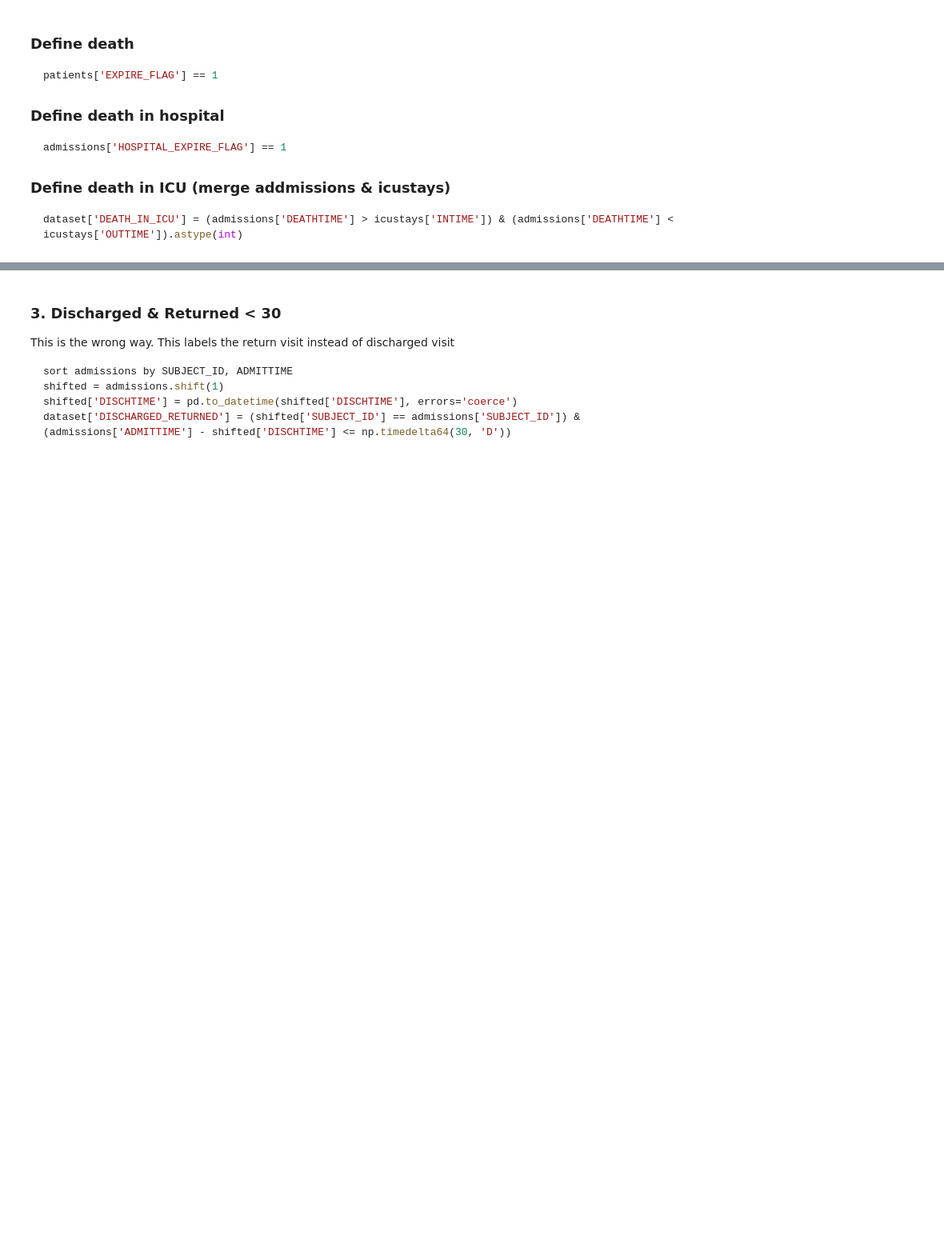
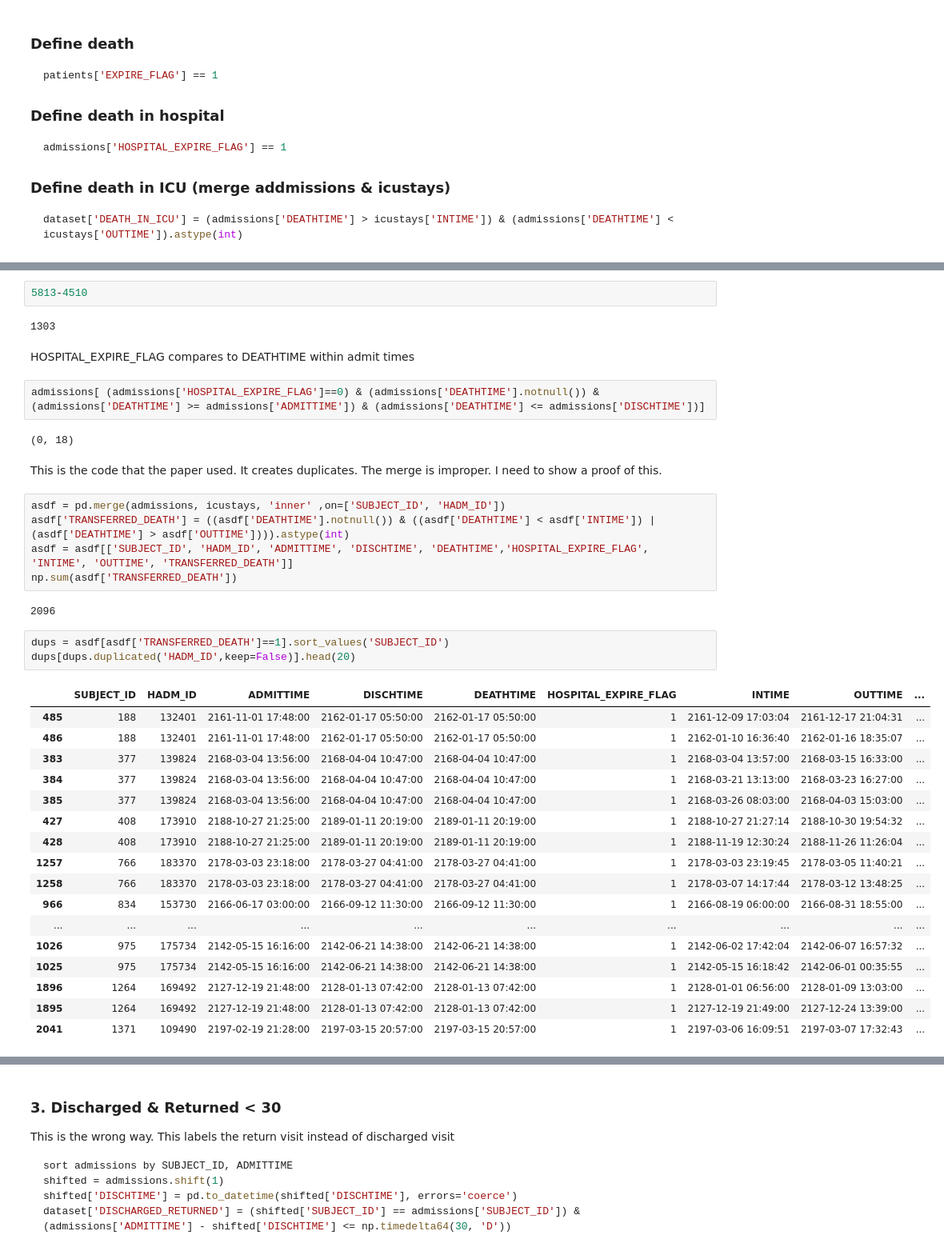
Before and after one commit to BencsikMD/CS598CourseProject, a Jupyter notebook: CreateDataset3.ipynb, the cells around one changed output, grey strips where cells are left out. Shown at 80% size. Cells and saved outputs as stored; diff of their text form; blank space fills up the shorter version.

```diff
--- a/CreateDataset3.ipynb
+++ b/CreateDataset3.ipynb
@@ -107,2 +188,42 @@ dataset['DEATH_IN_ICU'] = (admissions['DEATHTIME'] > icustays['INTIME']) & (admi
+# %%
+5813-4510
+# %% [output]
+1303
+# %% [markdown]
+HOSPITAL_EXPIRE_FLAG compares to DEATHTIME within admit times
+# %%
+admissions[ (admissions['HOSPITAL_EXPIRE_FLAG']==0) & (admissions['DEATHTIME'].notnull()) & (admissions['DEATHTIME'] >= admissions['ADMITTIME']) & (admissions['DEATHTIME'] <= admissions['DISCHTIME'])]
+# %% [output]
+(0, 18)
+# %% [markdown]
+This is the code that the paper used. It creates duplicates. The merge is improper. I need to show a proof of this.
+# %%
+asdf = pd.merge(admissions, icustays, 'inner' ,on=['SUBJECT_ID', 'HADM_ID'])
+asdf['TRANSFERRED_DEATH'] = ((asdf['DEATHTIME'].notnull()) & ((asdf['DEATHTIME'] < asdf['INTIME']) | (asdf['DEATHTIME'] > asdf['OUTTIME']))).astype(int)
+asdf = asdf[['SUBJECT_ID', 'HADM_ID', 'ADMITTIME', 'DISCHTIME', 'DEATHTIME','HOSPITAL_EXPIRE_FLAG', 'INTIME', 'OUTTIME', 'TRANSFERRED_DEATH']]
+np.sum(asdf['TRANSFERRED_DEATH'])
+# %% [output]
+2096
+# %%
+dups = asdf[asdf['TRANSFERRED_DEATH']==1].sort_values('SUBJECT_ID')
+dups[dups.duplicated('HADM_ID',keep=False)].head(20)
+# %% [output]
+|  | SUBJECT_ID | HADM_ID | ADMITTIME | DISCHTIME | DEATHTIME | HOSPITAL_EXPIRE_FLAG | INTIME | OUTTIME | ... |
+| 485 | 188 | 132401 | 2161-11-01 17:48:00 | 2162-01-17 05:50:00 | 2162-01-17 05:50:00 | 1 | 2161-12-09 17:03:04 | 2161-12-17 21:04:31 | ... |
+| 486 | 188 | 132401 | 2161-11-01 17:48:00 | 2162-01-17 05:50:00 | 2162-01-17 05:50:00 | 1 | 2162-01-10 16:36:40 | 2162-01-16 18:35:07 | ... |
+| 383 | 377 | 139824 | 2168-03-04 13:56:00 | 2168-04-04 10:47:00 | 2168-04-04 10:47:00 | 1 | 2168-03-04 13:57:00 | 2168-03-15 16:33:00 | ... |
+| 384 | 377 | 139824 | 2168-03-04 13:56:00 | 2168-04-04 10:47:00 | 2168-04-04 10:47:00 | 1 | 2168-03-21 13:13:00 | 2168-03-23 16:27:00 | ... |
+| 385 | 377 | 139824 | 2168-03-04 13:56:00 | 2168-04-04 10:47:00 | 2168-04-04 10:47:00 | 1 | 2168-03-26 08:03:00 | 2168-04-03 15:03:00 | ... |
+| 427 | 408 | 173910 | 2188-10-27 21:25:00 | 2189-01-11 20:19:00 | 2189-01-11 20:19:00 | 1 | 2188-10-27 21:27:14 | 2188-10-30 19:54:32 | ... |
+| 428 | 408 | 173910 | 2188-10-27 21:25:00 | 2189-01-11 20:19:00 | 2189-01-11 20:19:00 | 1 | 2188-11-19 12:30:24 | 2188-11-26 11:26:04 | ... |
+| 1257 | 766 | 183370 | 2178-03-03 23:18:00 | 2178-03-27 04:41:00 | 2178-03-27 04:41:00 | 1 | 2178-03-03 23:19:45 | 2178-03-05 11:40:21 | ... |
+| 1258 | 766 | 183370 | 2178-03-03 23:18:00 | 2178-03-27 04:41:00 | 2178-03-27 04:41:00 | 1 | 2178-03-07 14:17:44 | 2178-03-12 13:48:25 | ... |
+| 966 | 834 | 153730 | 2166-06-17 03:00:00 | 2166-09-12 11:30:00 | 2166-09-12 11:30:00 | 1 | 2166-08-19 06:00:00 | 2166-08-31 18:55:00 | ... |
+| ... | ... | ... | ... | ... | ... | ... | ... | ... | ... |
+| 1026 | 975 | 175734 | 2142-05-15 16:16:00 | 2142-06-21 14:38:00 | 2142-06-21 14:38:00 | 1 | 2142-06-02 17:42:04 | 2142-06-07 16:57:32 | ... |
+| 1025 | 975 | 175734 | 2142-05-15 16:16:00 | 2142-06-21 14:38:00 | 2142-06-21 14:38:00 | 1 | 2142-05-15 16:18:42 | 2142-06-01 00:35:55 | ... |
+| 1896 | 1264 | 169492 | 2127-12-19 21:48:00 | 2128-01-13 07:42:00 | 2128-01-13 07:42:00 | 1 | 2128-01-01 06:56:00 | 2128-01-09 13:03:00 | ... |
+| 1895 | 1264 | 169492 | 2127-12-19 21:48:00 | 2128-01-13 07:42:00 | 2128-01-13 07:42:00 | 1 | 2127-12-19 21:49:00 | 2127-12-24 13:39:00 | ... |
+| 2041 | 1371 | 109490 | 2197-02-19 21:28:00 | 2197-03-15 20:57:00 | 2197-03-15 20:57:00 | 1 | 2197-03-06 16:09:51 | 2197-03-07 17:32:43 | ... |
 # %%
 # There will be duplicate SUBJECT_ID
```
Also changed, not shown: parts of 35 cells of this notebook.
